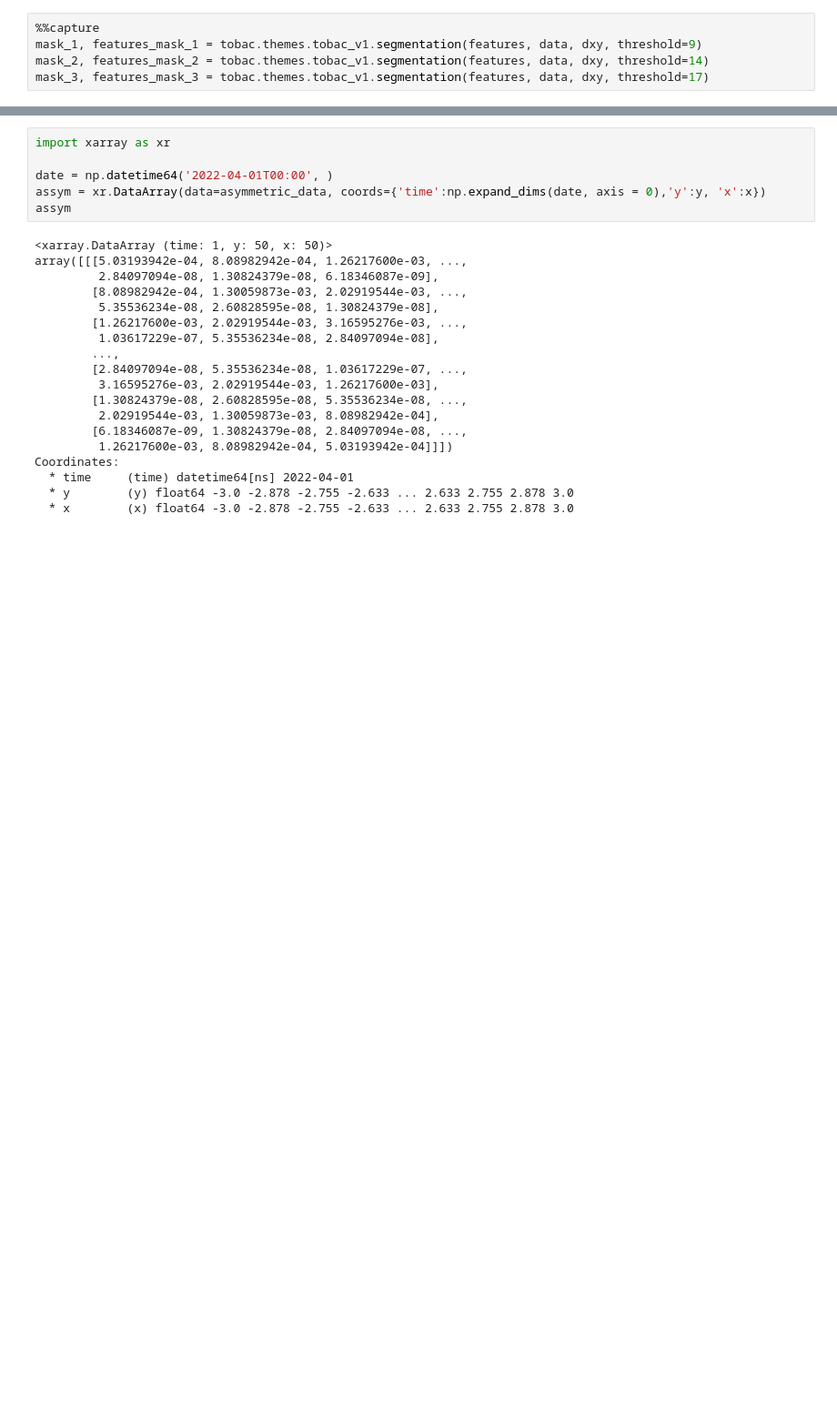
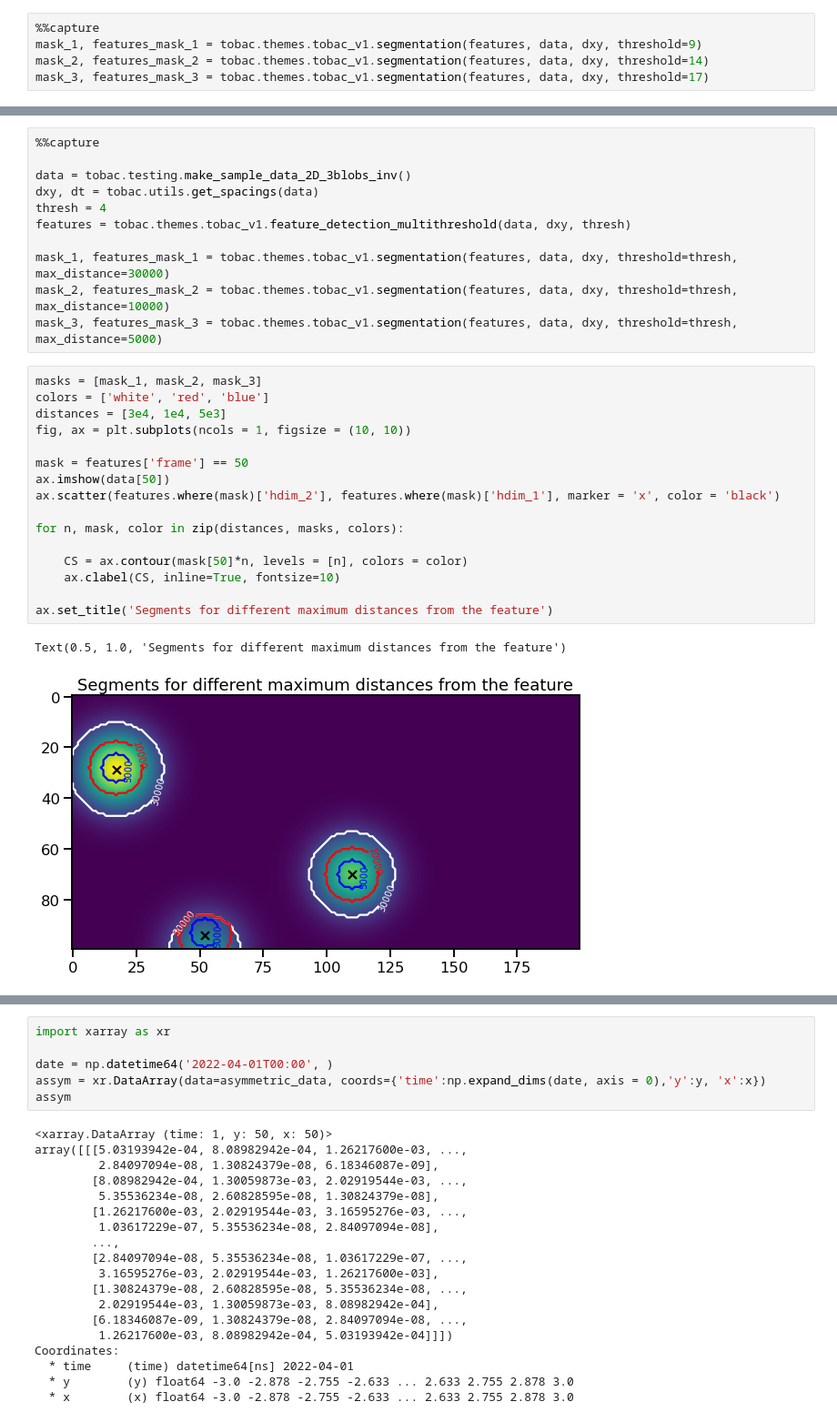
Before and after one commit to tobac-project/tobac-tutorials, a Jupyter notebook: tutorials/Basics/Segmentation.ipynb, the cells around one changed output, grey strips where cells are left out. Shown at 91% size. Drawn from its saved outputs; the diff is of its cells as text; blank space fills up the shorter version.

```diff
--- a/tutorials/Basics/Segmentation.ipynb
+++ b/tutorials/Basics/Segmentation.ipynb
@@ -48,0 +76,30 @@ ax.contour(mask_3[50], levels = [0.5], colors = 'blue')
+# %%
+%%capture
+
+data = tobac.testing.make_sample_data_2D_3blobs_inv()
+dxy, dt = tobac.utils.get_spacings(data)
+thresh = 4
+features = tobac.themes.tobac_v1.feature_detection_multithreshold(data, dxy, thresh)
+
+mask_1, features_mask_1 = tobac.themes.tobac_v1.segmentation(features, data, dxy, threshold=thresh, max_distance=30000)
+mask_2, features_mask_2 = tobac.themes.tobac_v1.segmentation(features, data, dxy, threshold=thresh, max_distance=10000)
+mask_3, features_mask_3 = tobac.themes.tobac_v1.segmentation(features, data, dxy, threshold=thresh, max_distance=5000)
+# %%
+masks = [mask_1, mask_2, mask_3]
+colors = ['white', 'red', 'blue']
+distances = [3e4, 1e4, 5e3]
+fig, ax = plt.subplots(ncols = 1, figsize = (10, 10))
+
+mask = features['frame'] == 50
+ax.imshow(data[50])
+ax.scatter(features.where(mask)['hdim_2'], features.where(mask)['hdim_1'], marker = 'x', color = 'black')
+
+for n, mask, color in zip(distances, masks, colors):
+
+    CS = ax.contour(mask[50]*n, levels = [n], colors = color)
+    ax.clabel(CS, inline=True, fontsize=10)
+
+ax.set_title('Segments for different maximum distances from the feature')
+# %% [output]
+Text(0.5, 1.0, 'Segments for different maximum distances from the feature')
+[figure, added]
```
Also changed, not shown: parts of 32 cells of this notebook.
